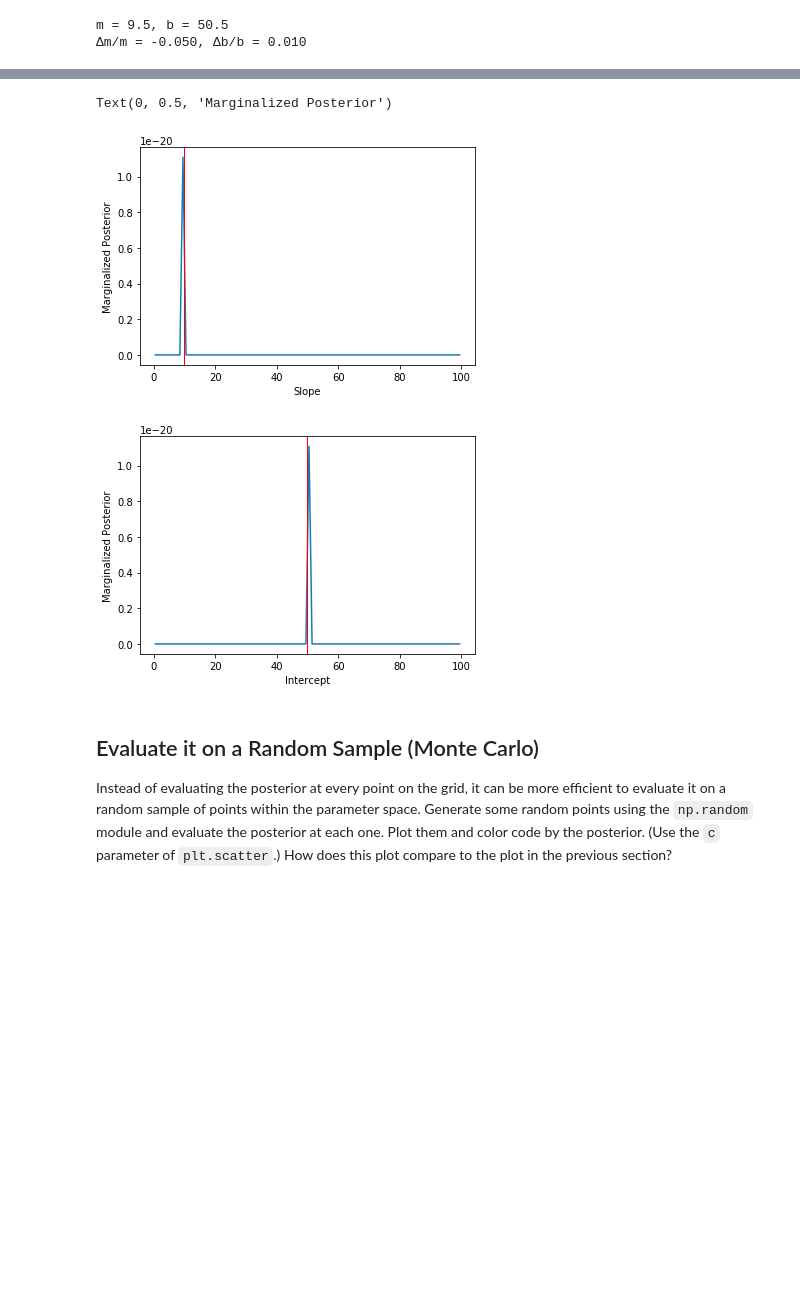
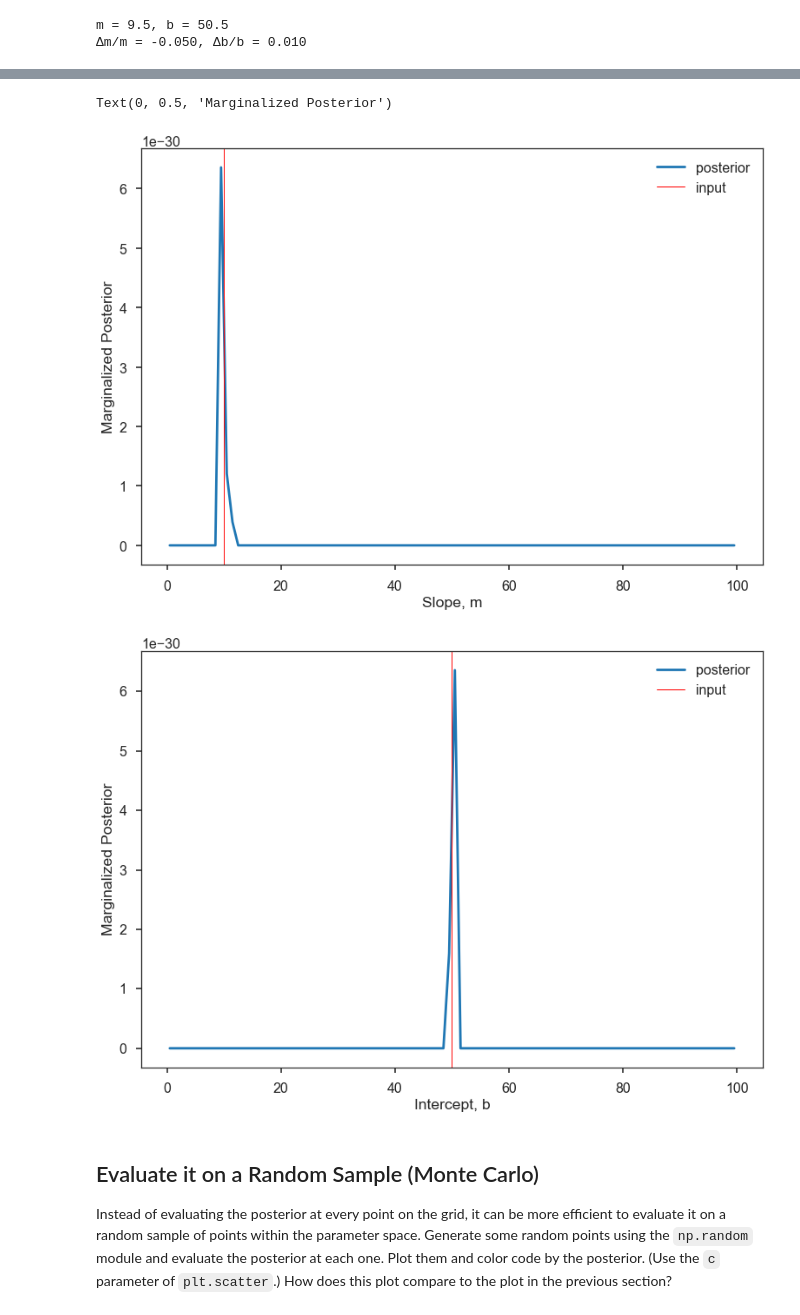
Before and after one commit to griffin-h/fitting-tutorial, a Jupyter notebook: monte_carlo_line_fitting_solutions.ipynb, the cells around one changed output, grey strips where cells are left out. Saved outputs shown, nothing was run; the diff lists cells and outputs as text; code cells hidden in the pictures; blank space fills up the shorter version.

```diff
--- a/monte_carlo_line_fitting_solutions.ipynb
+++ b/monte_carlo_line_fitting_solutions.ipynb
@@ -4,7 +4,9 @@ By: Griffin Hosseinzadeh (2019 April 17)
 # %%
 import numpy as np
 import matplotlib.pyplot as plt
+
 %matplotlib inline
+plt.style.use(['seaborn-poster','seaborn-ticks'])
 # %% [markdown]
 ## Generate Some Fake Data
 Choose a slope $m$, intercept $b$, and scatter $\sigma$, and generate $N$ random points using the `np.random` module. Plot the results to see what your data look like. Our goal is to recover the parameters defined here. (You are free to change them to whatever you want, but be aware that your plots may look different than others'.)
@@ -44,12 +80,13 @@ def log_prior(theta):
     ln_prior: float
         Natural log of the prior probability function
     """
+    m_mod, b_mod = theta
 
-    if m_min < theta[0] < m_max:
+    if m_min < m_mod < m_max:
         prob_m = 1. / theta[0]  # Log prior (not worrying about normalization)
     else:
         prob_m = 0.
-    if b_min < theta[1] < b_max:
+    if b_min < b_mod < b_max:
         prob_b = 1.  # Uniform prior (not worrying about normalization)
     else:
         prob_b = 0.
@@ -78,9 +115,12 @@ def log_likelihood(theta, x, y, dy):
     ln_like: float
         Natural log of the likelihood function
     """
+    m_mod, b_mod = theta
 
-    y_fit = theta[0] * x + theta[1]
-    chi2 = (y - y_fit)**2. / (2. * dy**2.) + np.log(dy)
+    # model for y
+    y_model = m_mod * x + b_mod
+
+    chi2 = (y - y_model)**2. / (2. * dy**2.) + np.log(dy)
     ln_like = -np.sum(chi2)
     return ln_like
 
@@ -113,8 +153,8 @@ def log_posterior(theta, x, y, dy):
 Now that you have defined `log_posterior`, produce a grid of $m$ and $b$ values, and evaluate the posterior at each point on the grid. Plot the results using `plt.contour` (contour plot) or `plt.contourf` (filled contour plot).
 # %%
 grid_spacing = 1.
-m_range = np.arange(0.5, m_max, grid_spacing)
-b_range = np.arange(0.5, b_max, grid_spacing)
+m_range = np.arange(m_min+0.5, m_max, grid_spacing)
+b_range = np.arange(b_min+0.5, b_max, grid_spacing)
 
 num_points = len(m_range)
 posterior_grid = np.empty((num_points, num_points))
@@ -126,11 +166,11 @@ for i in range(num_points):
         theta = [m_range[i], b_range[j]]
         posterior_grid[j, i] = log_posterior(theta, x, y, dy)
 
-plt.contourf(m_range, b_range, posterior_grid, levels=20)
-plt.xlabel('Slope')
-plt.ylabel('Intercept')
+plt.contourf(m_range, b_range, posterior_grid, levels=20, cmap='viridis')
+plt.xlabel('Slope, m')
+plt.ylabel('Intercept, b')
 cbar = plt.colorbar()
 cbar.set_label('log(Posterior)')
-plt.plot(m, b, 'r*')
+plt.plot(m, b, 'r*', ms=20)
 # %% [output]
 [<matplotlib.lines.Line2D at 0x...>]
@@ -153,21 +205,27 @@ Since you have a grid of points, it is easy to integrate (sum) along the rows an
 # %%
+# p(m | data), convert to linear probability + marginalise
 posterior_marginalized_m = np.sum(np.exp(posterior_grid), axis=0)
+
 plt.figure()
-plt.plot(m_range, posterior_marginalized_m)
-plt.axvline(m, color='r', lw=1)
-plt.xlabel('Slope')
+plt.plot(m_range, posterior_marginalized_m, label='posterior')
+plt.axvline(m, color='r', lw=1, label='input')
+plt.legend()
+plt.xlabel('Slope, m')
 plt.ylabel('Marginalized Posterior')
 
+# p(b | data), convert to linear probability
 posterior_marginalized_b = np.sum(np.exp(posterior_grid), axis=1)
+
 plt.figure()
-plt.plot(b_range, posterior_marginalized_b)
-plt.axvline(b, color='r', lw=1)
-plt.xlabel('Intercept')
+plt.plot(b_range, posterior_marginalized_b, label='posterior')
+plt.axvline(b, color='r', lw=1, label='input')
+plt.legend()
+plt.xlabel('Intercept, b')
 plt.ylabel('Marginalized Posterior')
 # %% [output]
 Text(0, 0.5, 'Marginalized Posterior')
-[figure, old version]
+[figure, new version]
-[figure, old version]
+[figure, new version]
 # %% [markdown]
 ## Evaluate it on a Random Sample (Monte Carlo)
 Instead of evaluating the posterior at every point on the grid, it can be more efficient to evaluate it on a random sample of points within the parameter space. Generate some random points using the `np.random` module and evaluate the posterior at each one. Plot them and color code by the posterior. (Use the `c` parameter of `plt.scatter`.) How does this plot compare to the plot in the previous section?
```
Also changed, not shown: parts of 7 cells of this notebook, 3 other files.
